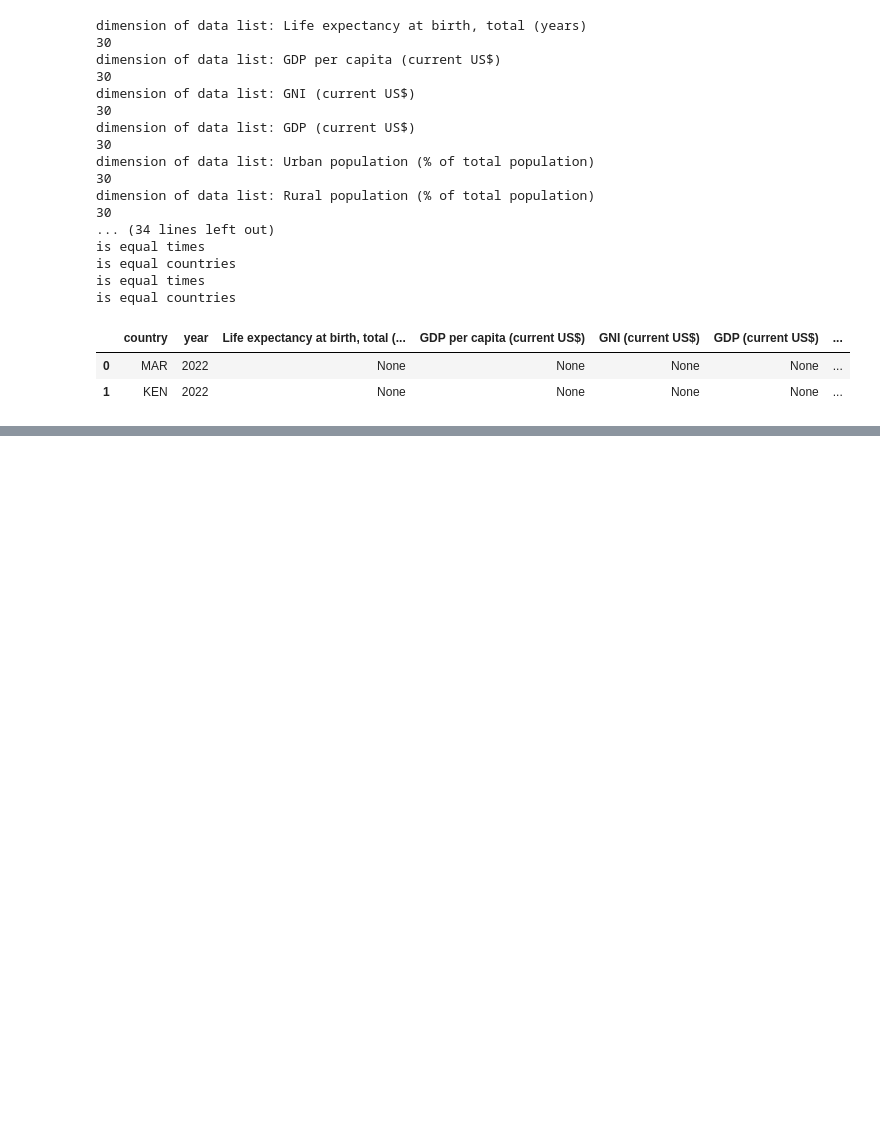
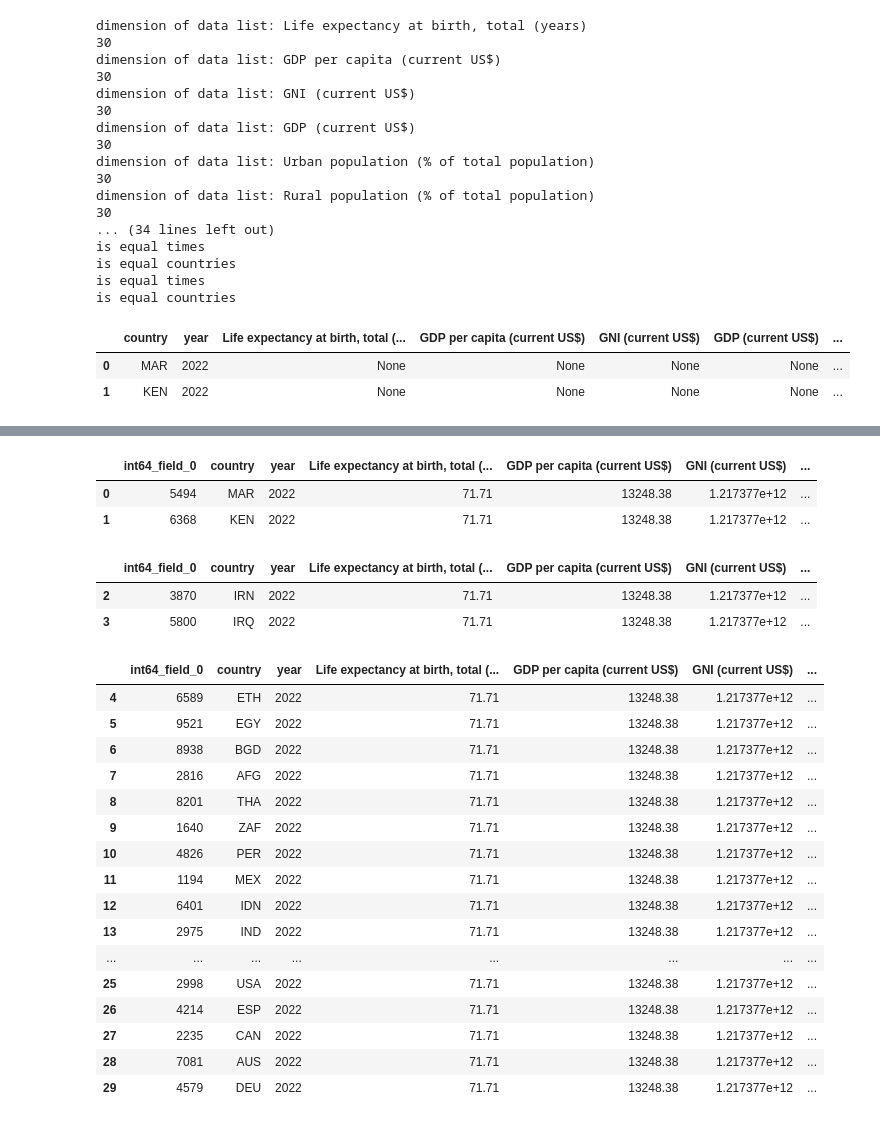
Before and after one commit to Superior-Mauro/EsperanzaDeVida-ProyectoFinal, a Jupyter notebook: create_delta.ipynb, the cells around one changed output, grey strips where cells are left out. Cells and saved outputs as stored; diff of their text form; code cells hidden in the pictures; blank space fills up the shorter version.

```diff
--- a/create_delta.ipynb
+++ b/create_delta.ipynb
@@ -145,0 +187,6 @@ tabla_indicadores2.head(2)
+# %%
+tabla_indicadores3
+# %% [output]
+|  | int64_field_0 | country | year | Life expectancy at birth, total (... | GDP per capita (current US$) | GNI (current US$) | ... |
+| 0 | 5494 | MAR | 2022 | 71.71 | 13248.38 | 1.217377e+12 | ... |
+| 1 | 6368 | KEN | 2022 | 71.71 | 13248.38 | 1.217377e+12 | ... |
@@ -146 +196,30 @@ tabla_indicadores2.head(2)
+# %%
+tabla_indicadores5
+# %% [output]
+|  | int64_field_0 | country | year | Life expectancy at birth, total (... | GDP per capita (current US$) | GNI (current US$) | ... |
+| 2 | 3870 | IRN | 2022 | 71.71 | 13248.38 | 1.217377e+12 | ... |
+| 3 | 5800 | IRQ | 2022 | 71.71 | 13248.38 | 1.217377e+12 | ... |
+# %%
+# Ver las últimas dos filas
+tabla_indicadores4 = tabla_indicadores2.tail(26)
+# %%
+tabla_indicadores4
+# %% [output]
+|  | int64_field_0 | country | year | Life expectancy at birth, total (... | GDP per capita (current US$) | GNI (current US$) | ... |
+| 4 | 6589 | ETH | 2022 | 71.71 | 13248.38 | 1.217377e+12 | ... |
+| 5 | 9521 | EGY | 2022 | 71.71 | 13248.38 | 1.217377e+12 | ... |
+| 6 | 8938 | BGD | 2022 | 71.71 | 13248.38 | 1.217377e+12 | ... |
+| 7 | 2816 | AFG | 2022 | 71.71 | 13248.38 | 1.217377e+12 | ... |
+| 8 | 8201 | THA | 2022 | 71.71 | 13248.38 | 1.217377e+12 | ... |
+| 9 | 1640 | ZAF | 2022 | 71.71 | 13248.38 | 1.217377e+12 | ... |
+| 10 | 4826 | PER | 2022 | 71.71 | 13248.38 | 1.217377e+12 | ... |
+| 11 | 1194 | MEX | 2022 | 71.71 | 13248.38 | 1.217377e+12 | ... |
+| 12 | 6401 | IDN | 2022 | 71.71 | 13248.38 | 1.217377e+12 | ... |
+| 13 | 2975 | IND | 2022 | 71.71 | 13248.38 | 1.217377e+12 | ... |
+| ... | ... | ... | ... | ... | ... | ... | ... |
+| 25 | 2998 | USA | 2022 | 71.71 | 13248.38 | 1.217377e+12 | ... |
+| 26 | 4214 | ESP | 2022 | 71.71 | 13248.38 | 1.217377e+12 | ... |
+| 27 | 2235 | CAN | 2022 | 71.71 | 13248.38 | 1.217377e+12 | ... |
+| 28 | 7081 | AUS | 2022 | 71.71 | 13248.38 | 1.217377e+12 | ... |
+| 29 | 4579 | DEU | 2022 | 71.71 | 13248.38 | 1.217377e+12 | ... |
 # %%
```
Also changed, not shown: parts of 8 cells of this notebook, 2 other files.
